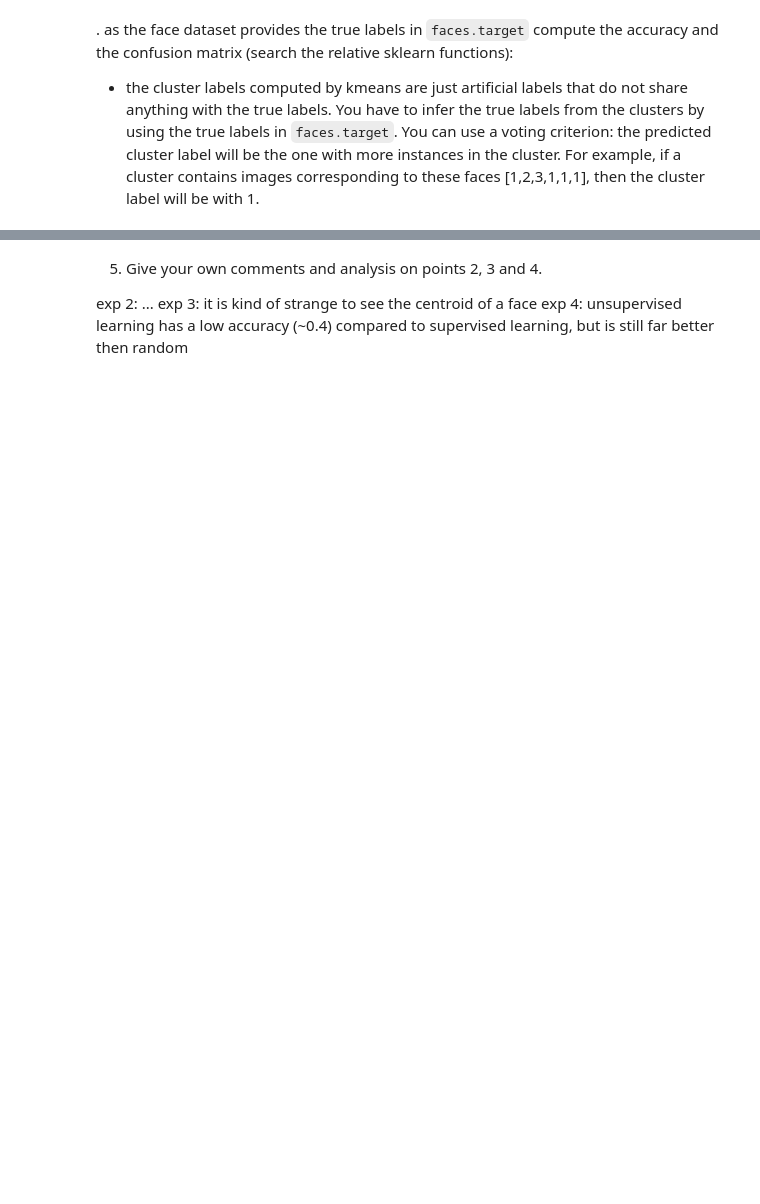
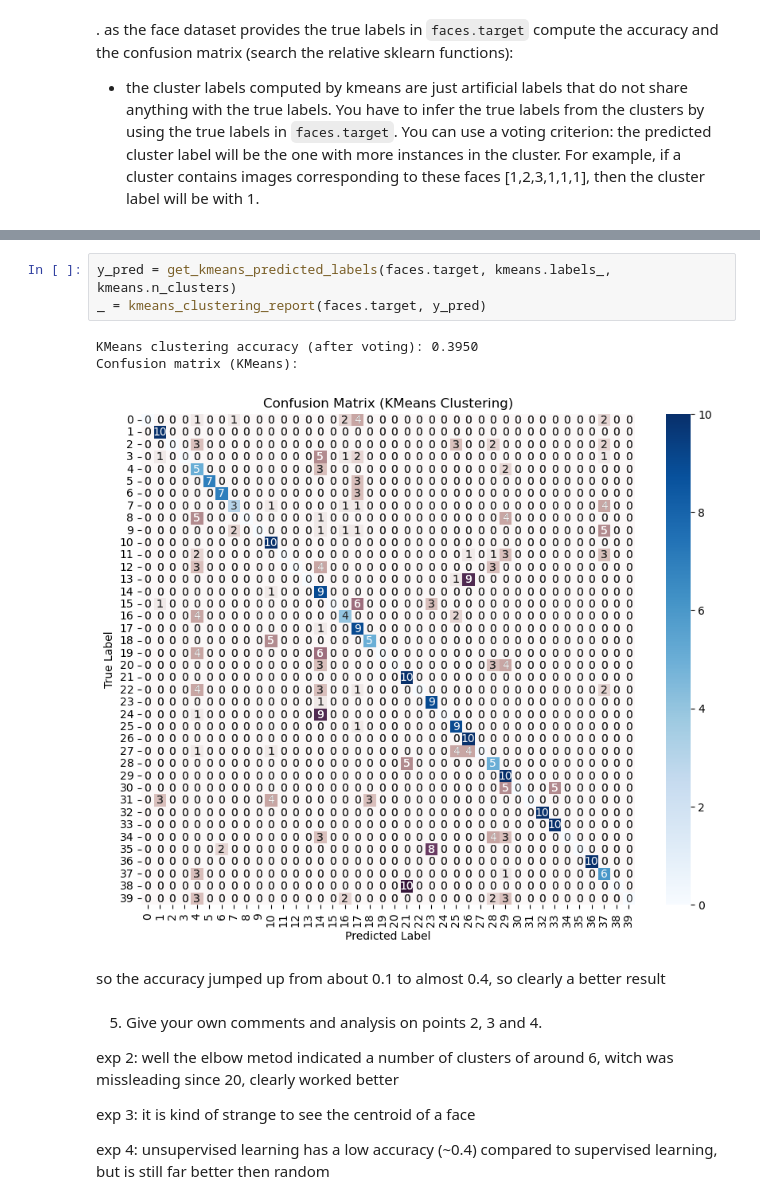
Before and after one commit to massmola/ml-assignments, a Jupyter notebook: Assignment2_group3.ipynb, the cells around one changed output, grey strips where cells are left out. Saved outputs shown, nothing was run; the diff lists cells and outputs as text; blank space fills up the shorter version.

```diff
--- a/Assignment2_group3.ipynb
+++ b/Assignment2_group3.ipynb
@@ -263,8 +273,19 @@ Confusion matrix (KMeans):
+# %%
+y_pred = get_kmeans_predicted_labels(faces.target, kmeans.labels_, kmeans.n_clusters)
+_ = kmeans_clustering_report(faces.target, y_pred)
+# %% [output]
+KMeans clustering accuracy (after voting): 0.3950
+Confusion matrix (KMeans):
+[figure, added]
+# %% [markdown]
+so the accuracy jumped up from about 0.1 to almost 0.4, so clearly a better result
 # %% [markdown]
 5. Give your own comments and analysis on points 2, 3 and 4.
 
 
 
-exp 2: ...
+exp 2: well the elbow metod indicated a number of clusters of around 6, witch was missleading since 20, clearly worked better
+
 exp 3: it is kind of strange to see the centroid of a face
+
 exp 4: unsupervised learning has a low accuracy (~0.4) compared to supervised learning, but is still far better then random
```
Also changed, not shown: parts of 9 cells of this notebook.
